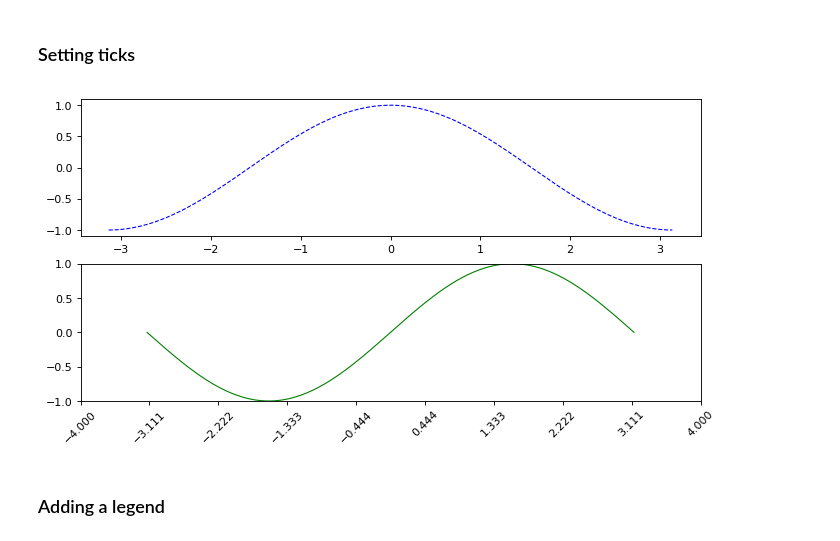
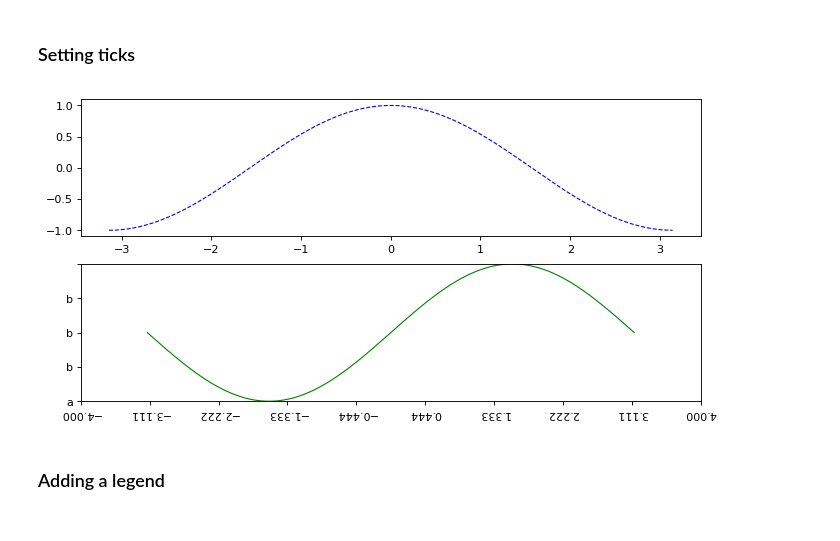
Before and after one commit to cridonoso/IntroToDataScience, a Jupyter notebook: 0-Python/Python.ipynb, the cells around one changed output. Cells and saved outputs as stored; diff of their text form; code cells hidden in the pictures.

```diff
--- a/0-Python/Python.ipynb
+++ b/0-Python/Python.ipynb
@@ -414,28 +444,28 @@ plt.show()
 # %%
 # Create a figure of size 8x6 inches, 80 dots per inch
 plt.figure(figsize=(10, 5), dpi=80)
 
 # Create a new subplot from a grid of 1x1
 plt.subplot(2, 1, 1)
 # Plot cosine with a blue continuous line of width 1 (pixels)
 plt.plot(X, C, color="blue", linewidth=1.0, linestyle="--")
 plt.subplot(2, 1, 2)
 # Plot sine with a green continuous line of width 1 (pixels)
 plt.plot(X, S, color="green", linewidth=1.0, linestyle="-")
 
 
 # Set x and y  limits
 plt.xlim(-4.0, 4.0)
 plt.ylim(-1.0, 1.0)
 
 # Set x and y ticks
-plt.xticks(np.linspace(-4, 4, 10,endpoint=True), rotation= 45)
-plt.yticks(np.linspace(-1, 1, 5, endpoint=True))
+plt.xticks(np.linspace(-4, 4, 10,endpoint=True), rotation= 180)
+plt.yticks(np.linspace(-1, 1, 5, endpoint=True), ['a','b','b','b'])
 
 # Show result on screen
 plt.show()
 # %% [output]
-[figure, old version]
+[figure, new version]
 # %% [markdown]
 ### Adding a legend
 # %%
```
Also changed, not shown: parts of 15 cells of this notebook, 1 other file.
